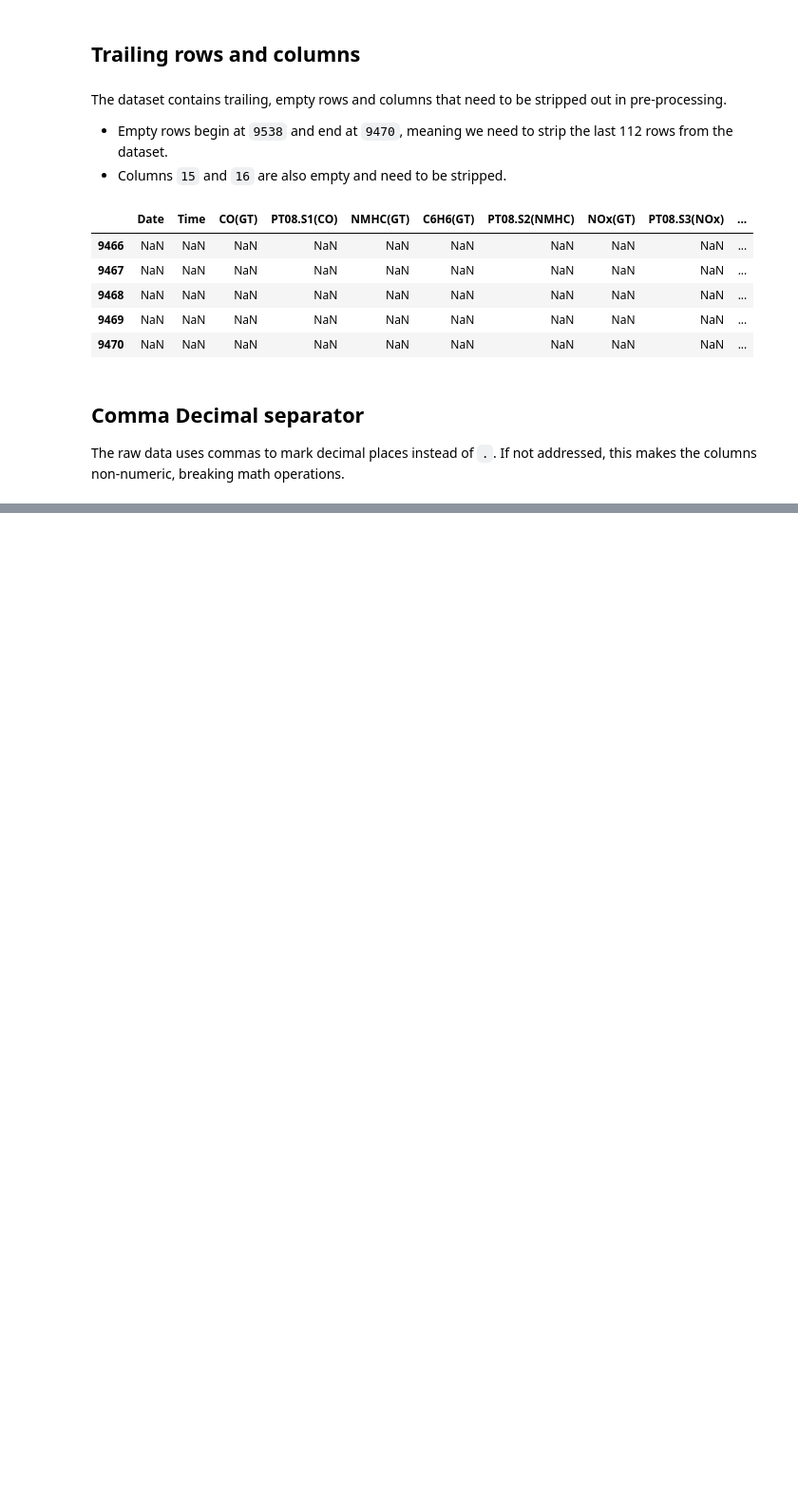
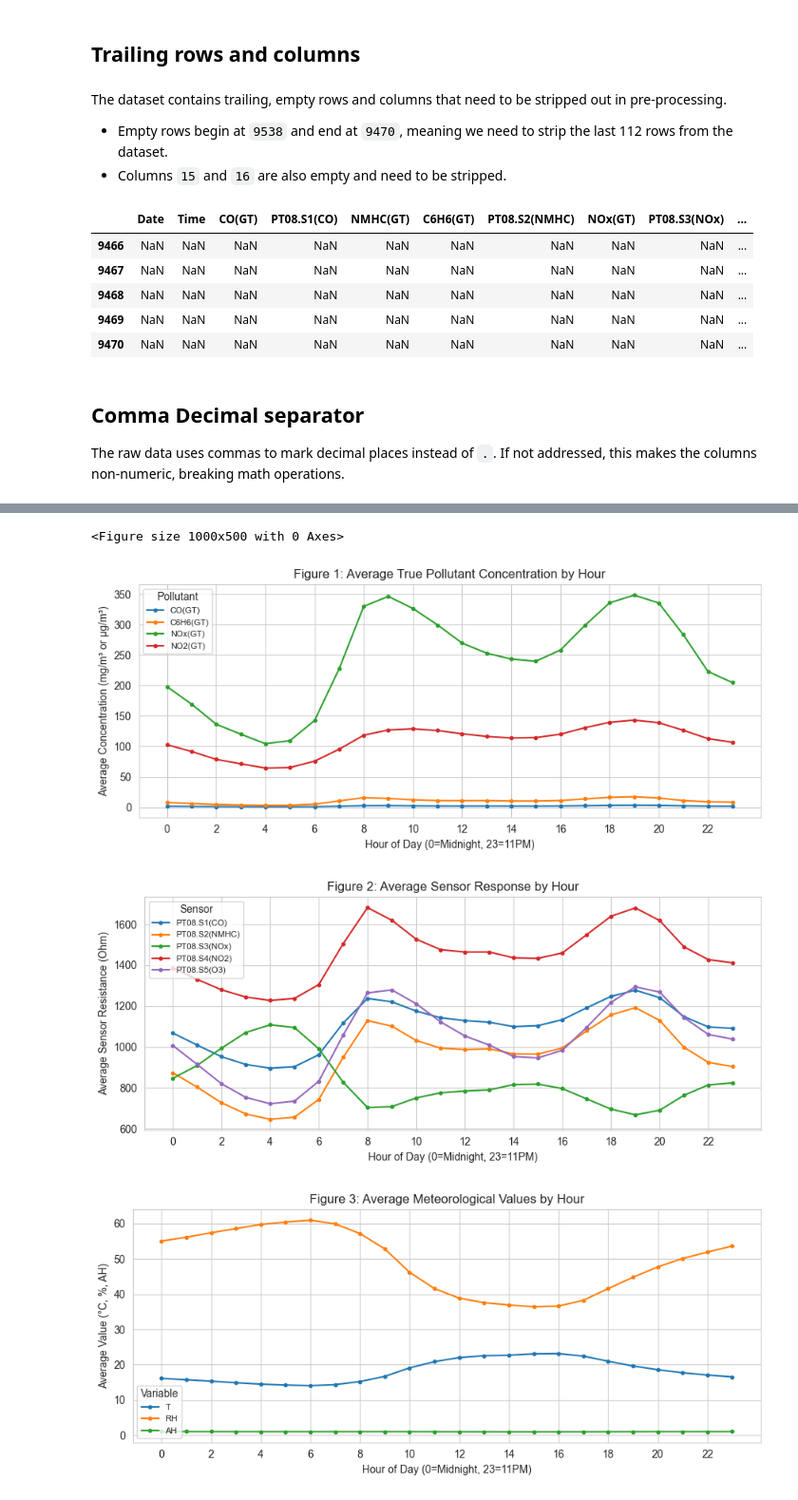
Before and after one commit to jerryjlzhou/9417_Group_Project, a Jupyter notebook: src/data/data_analysis.ipynb, the cells around one changed output, grey strips where cells are left out. Shown at 95% size. Saved outputs shown, nothing was run; the diff lists cells and outputs as text; code cells hidden in the pictures; blank space fills up the shorter version.

```diff
--- a/src/data/data_analysis.ipynb
+++ b/src/data/data_analysis.ipynb
@@ -96,0 +95,3 @@ The raw data uses commas to mark decimal places instead of `.`. If not addressed
+# %%
+df_processed = pd.read_csv('../../dataset/processed/AirQualityUCI_processed.csv')
+df_processed.head()
@@ -98,0 +110,54 @@ The raw data uses commas to mark decimal places instead of `.`. If not addressed
+# %%
+# Set 'DateTime' as the index and ensure it's a datetime object
+df_processed.set_index('DateTime', inplace=True)
+df_processed.index = pd.to_datetime(df_processed.index)
+
+# Create time-based features for analysis
+df_processed['Hour'] = df_processed.index.hour
+df_processed['Month'] = df_processed.index.month
+
+pollutant_cols = ['CO(GT)', 'C6H6(GT)', 'NOx(GT)', 'NO2(GT)']
+meteo_cols = ['T', 'RH', 'AH']
+sensor_cols = [col for col in df_processed.columns if 'PT08.S' in col]
+sns.set_style("whitegrid")
+
+# Diurnal Pattern (Hourly) Plot
+plt.figure(figsize=(10, 5))
+
+# --- Plot 1: Pollutants (GT) Diurnal Cycle ---
+plt.figure(figsize=(9, 4)) # Reduced figure size
+df_processed.groupby('Hour')[pollutant_cols].mean().plot(ax=plt.gca(), marker='.', linestyle='-')
+plt.title('Figure 1: Average True Pollutant Concentration by Hour', fontsize=12) # Smaller title
+plt.ylabel('Average Concentration (mg/m³ or µg/m³)', fontsize=10) # More specific Y-label
+plt.xlabel('Hour of Day (0=Midnight, 23=11PM)', fontsize=10) # Smaller X-label
+plt.xticks(range(0, 24, 2))
+plt.legend(loc='upper left', title='Pollutant', fontsize=8) # Smaller legend
+plt.tight_layout()
+plt.show()
+
+# --- Plot 2: Sensor Responses Diurnal Cycle ---
+plt.figure(figsize=(9, 4))
+df_processed.groupby('Hour')[sensor_cols].mean().plot(ax=plt.gca(), marker='.', linestyle='-')
+plt.title('Figure 2: Average Sensor Response by Hour', fontsize=12)
+plt.ylabel('Average Sensor Resistance (Ohm)', fontsize=10)
+plt.xlabel('Hour of Day (0=Midnight, 23=11PM)', fontsize=10)
+plt.xticks(range(0, 24, 2))
+plt.legend(loc='upper left', title='Sensor', fontsize=8)
+plt.tight_layout()
+plt.show()
+
+# --- Plot 3: Meteorology Diurnal Cycle ---
+plt.figure(figsize=(9, 4))
+df_processed.groupby('Hour')[meteo_cols].mean().plot(ax=plt.gca(), marker='.', linestyle='-')
+plt.title('Figure 3: Average Meteorological Values by Hour', fontsize=12)
+plt.ylabel('Average Value (°C, %, AH)', fontsize=10)
+plt.xlabel('Hour of Day (0=Midnight, 23=11PM)', fontsize=10)
+plt.xticks(range(0, 24, 2))
+plt.legend(loc='lower left', title='Variable', fontsize=8)
+plt.tight_layout()
+plt.show()
+# %% [output]
+<Figure size 1000x500 with 0 Axes>
+[figure, added]
+[figure, added]
+[figure, added]
```
Also changed, not shown: parts of 10 cells of this notebook, 3 other files.
